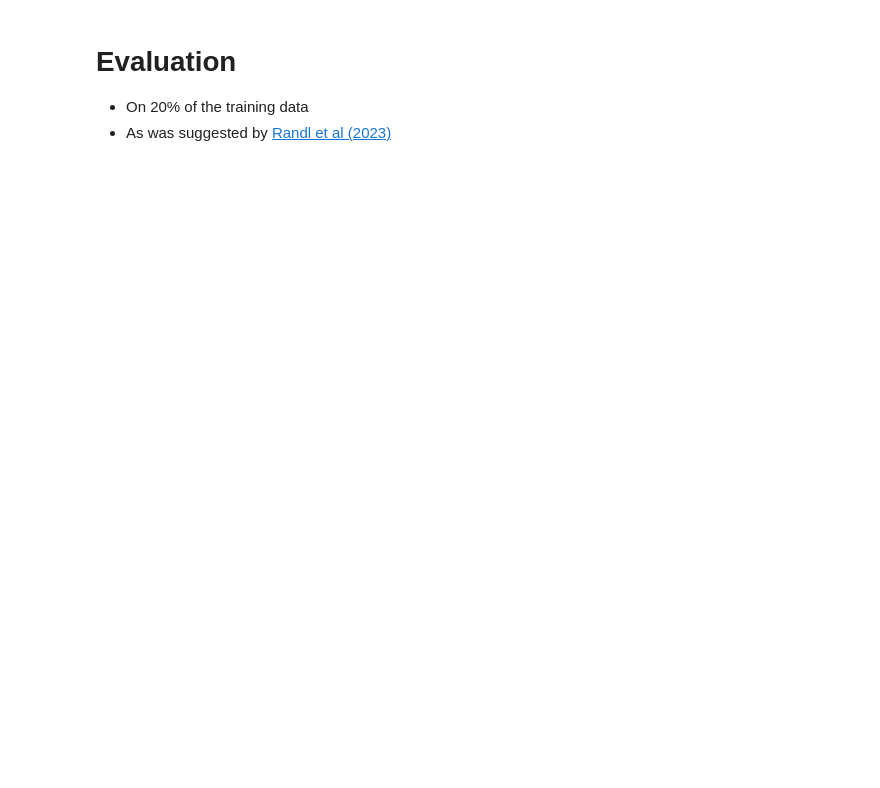
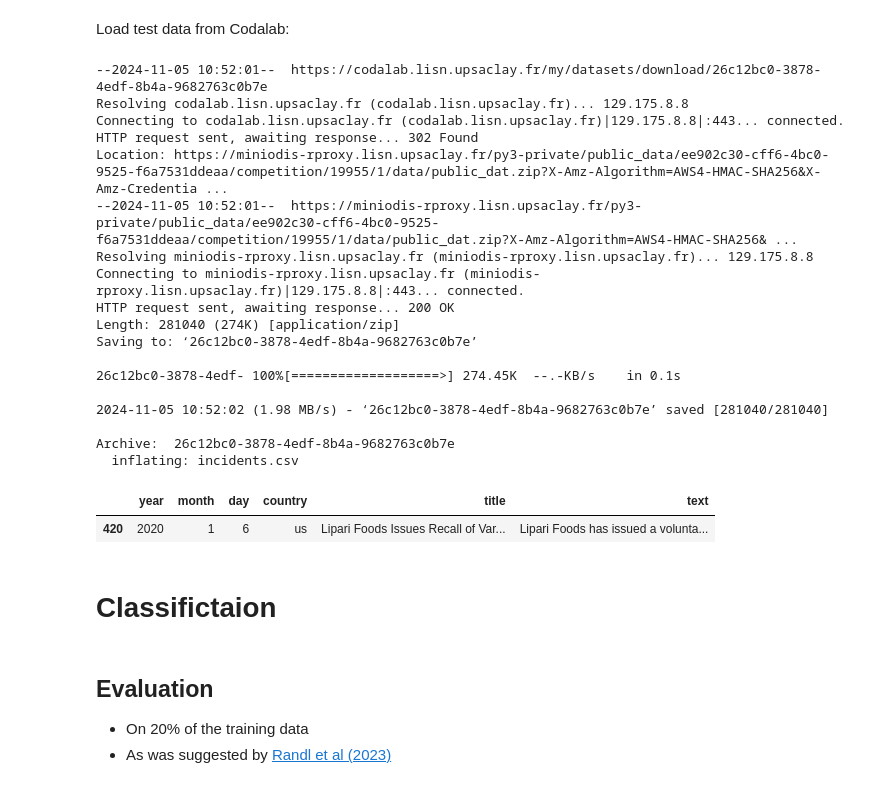
Before and after one commit to food-hazard-detection-semeval-2025/food-hazard-detection-semeval-2025.github.io, a Jupyter notebook: code/The_Food_Hazard_Detection_Challenge_SemEval_2024.ipynb, the cells around one changed output. Drawn from its saved outputs; the diff is of its cells as text; code cells hidden in the pictures; blank space fills up the shorter version.

```diff
--- a/code/The_Food_Hazard_Detection_Challenge_SemEval_2024.ipynb
+++ b/code/The_Food_Hazard_Detection_Challenge_SemEval_2024.ipynb
@@ -23,3 +32,38 @@ trainset, testset = train_test_split(data, test_size=0.2, random_state=2024)
+# %% [markdown]
+Load test data from Codalab:
+# %%
+# download testing data (conception phase, unlabeled):
+!wget https://codalab.lisn.upsaclay.fr/my/datasets/download/26c12bc0-3878-4edf-8b4a-9682763c0b7e
+!unzip -o 26c12bc0-3878-4edf-8b4a-9682763c0b7e
+!rm 26c12bc0-3878-4edf-8b4a-9682763c0b7e
+
+# load test data:
+testset = pd.read_csv('incidents.csv', index_col=0)
+
+testset.sample()
+# %% [output]
+--2024-11-05 10:52:01--  https://codalab.lisn.upsaclay.fr/my/datasets/download/26c12bc0-3878-4edf-8b4a-9682763c0b7e
+Resolving codalab.lisn.upsaclay.fr (codalab.lisn.upsaclay.fr)... 129.175.8.8
+Connecting to codalab.lisn.upsaclay.fr (codalab.lisn.upsaclay.fr)|129.175.8.8|:443... connected.
+HTTP request sent, awaiting response... 302 Found
+Location: https://miniodis-rproxy.lisn.upsaclay.fr/py3-private/public_data/ee902c30-cff6-4bc0-9525-f6a7531ddeaa/competition/19955/1/data/public_dat.zip?X-Amz-Algorithm=AWS4-HMAC-SHA256&X-Amz-Credentia ...
+--2024-11-05 10:52:01--  https://miniodis-rproxy.lisn.upsaclay.fr/py3-private/public_data/ee902c30-cff6-4bc0-9525-f6a7531ddeaa/competition/19955/1/data/public_dat.zip?X-Amz-Algorithm=AWS4-HMAC-SHA256& ...
+Resolving miniodis-rproxy.lisn.upsaclay.fr (miniodis-rproxy.lisn.upsaclay.fr)... 129.175.8.8
+Connecting to miniodis-rproxy.lisn.upsaclay.fr (miniodis-rproxy.lisn.upsaclay.fr)|129.175.8.8|:443... connected.
+HTTP request sent, awaiting response... 200 OK
+Length: 281040 (274K) [application/zip]
+Saving to: ‘26c12bc0-3878-4edf-8b4a-9682763c0b7e’
+
+26c12bc0-3878-4edf- 100%[===================>] 274.45K  --.-KB/s    in 0.1s
+
+2024-11-05 10:52:02 (1.98 MB/s) - ‘26c12bc0-3878-4edf-8b4a-9682763c0b7e’ saved [281040/281040]
+
+Archive:  26c12bc0-3878-4edf-8b4a-9682763c0b7e
+  inflating: incidents.csv
+|  | year | month | day | country | title | text |
+| 420 | 2020 | 1 | 6 | us | Lipari Foods Issues Recall of Var... | Lipari Foods has issued a volunta... |
+# %% [markdown]
+# Classifictaion
 # %%
 from sklearn.pipeline import Pipeline
 from sklearn.metrics import ConfusionMatrixDisplay, classification_report
@@ -31,7 +75,7 @@ text_clf_lr = Pipeline([
      ('clf', LogisticRegression(max_iter=1000)),
     ])
 # %% [markdown]
-# Evaluation
+## Evaluation
 * On 20% of the training data
 * As was suggested by [Randl et al (2023)](https://aclanthology.org/2024.findings-acl.459)
 # %%
```
Also changed, not shown: parts of 12 cells of this notebook, 2 other files.
